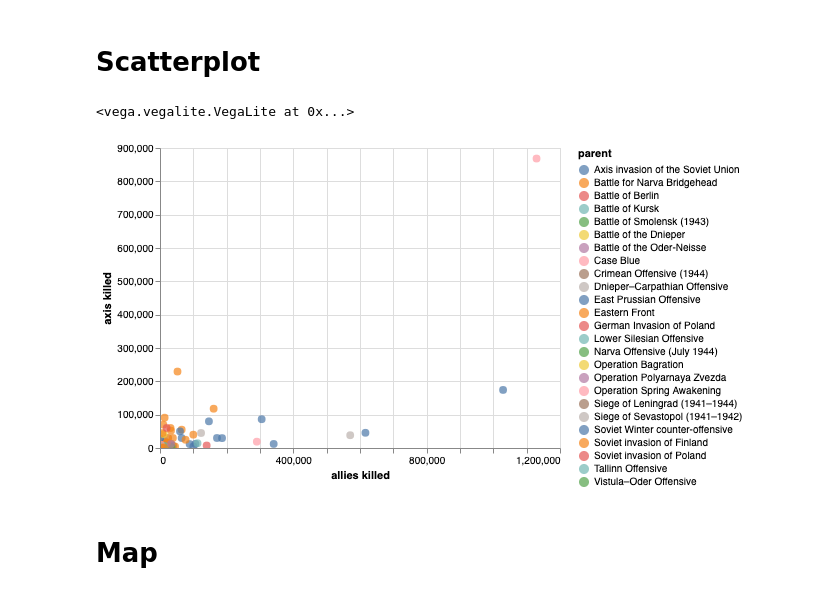
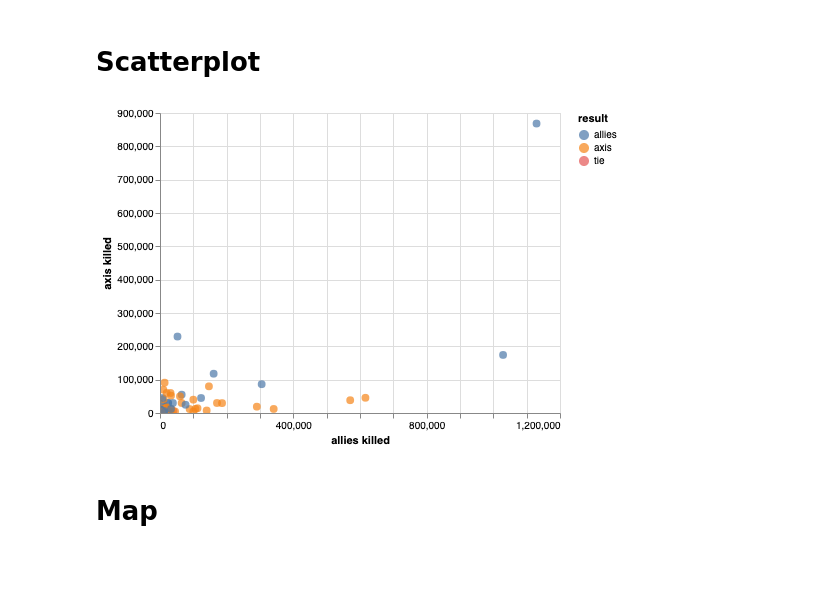
Before and after one commit to PacktPublishing/Learn-Python-by-Building-Data-Science-Applications, a Jupyter notebook: Chapter12/2_Altair.ipynb, the cells around one changed output. Drawn from its saved outputs; the diff is of its cells as text; code cells hidden in the pictures; blank space fills up the shorter version.

```diff
--- a/Chapter12/2_Altair.ipynb
+++ b/Chapter12/2_Altair.ipynb
@@ -11,6 +9,7 @@ RendererRegistry.enable('notebook')
 # %%
 cols = ['name','allies killed', 'axis killed',
         'allies tanks', 'axis tanks', 'allies airplane', 'axis airplane',
-        'Lattitude', 'Longitude', 'start', 'end', 'Location',  'url', 'parent']
+        'Lattitude', 'Longitude', 'start', 'end', 'Location',  'url', 'parent', 'result']
 # %%
 data = raw_data[cols]
+data['result'].fillna('tie', inplace=True)
@@ -34,13 +38,12 @@ data.head(3)
 # %%
 alt.Chart(data).mark_circle(size=60).encode(
     x='allies killed',
     y='axis killed',
-    color='parent',
+    color='result',
     tooltip=['name', 'allies killed', 'axis killed', 'start']
 ).interactive()
 # %% [output]
-<vega.vegalite.VegaLite at 0x...>
-[figure, old version]
+[figure, new version]
 # %% [markdown]
 # Map
 # %%
```
Also changed, not shown: parts of 4 cells of this notebook, 5 other files.
